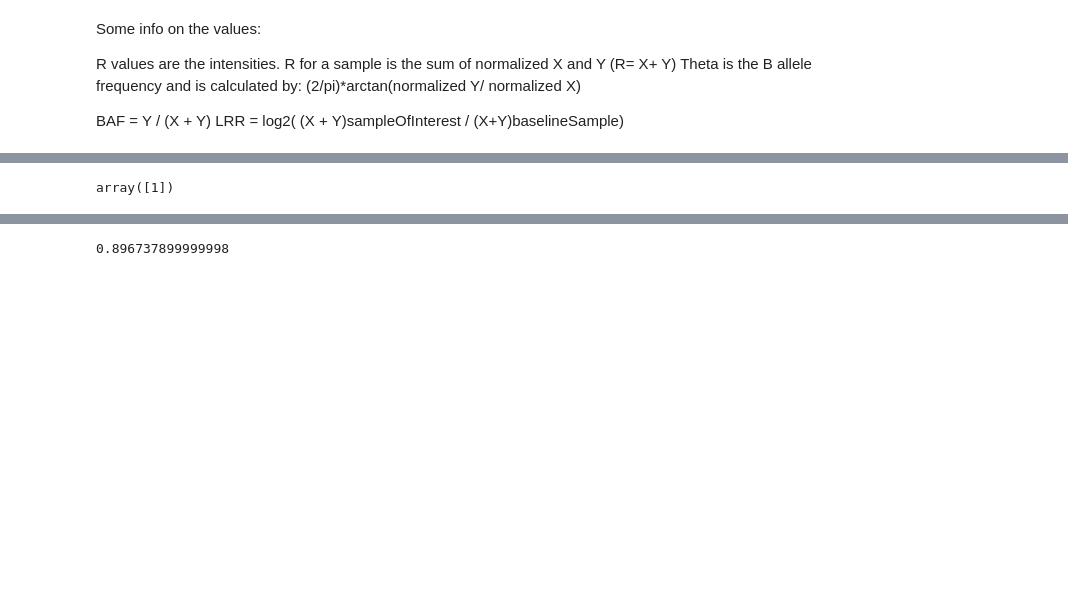
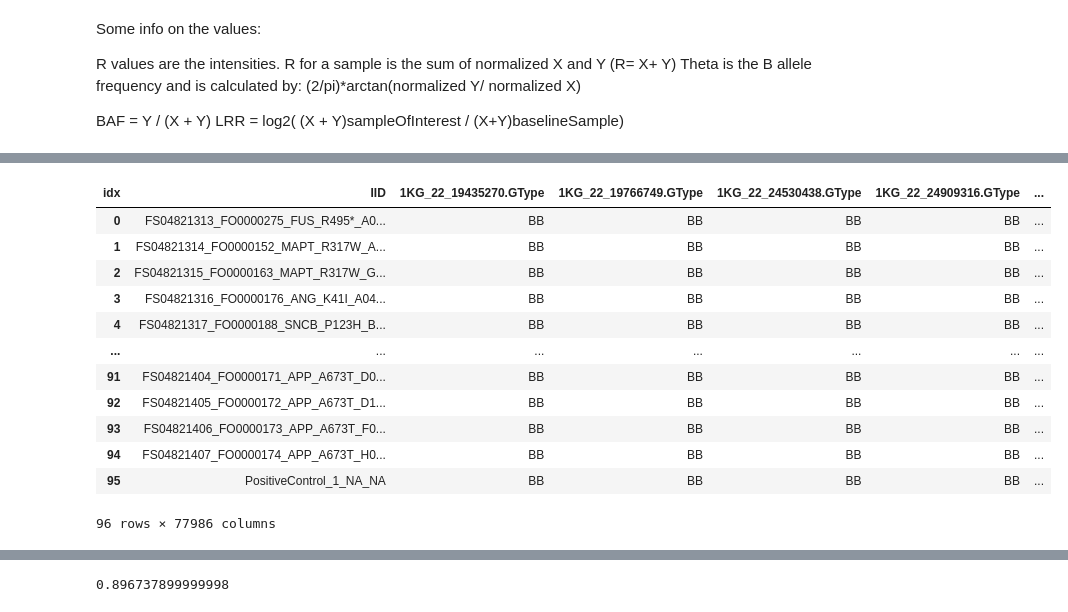
Before and after one commit to dvitale199/ClusterBuster, a Jupyter notebook: ClusterBuster_testing.ipynb, the cells around one changed output, grey strips where cells are left out. Cells and saved outputs as stored; diff of their text form; code cells hidden in the pictures; blank space fills up the shorter version.

```diff
--- a/ClusterBuster_testing.ipynb
+++ b/ClusterBuster_testing.ipynb
@@ -149,3 +302,19 @@ ValueError:
+# %%
+cb_df
+# %% [output]
+| idx | IID | 1KG_22_19435270.GType | 1KG_22_19766749.GType | 1KG_22_24530438.GType | 1KG_22_24909316.GType | ... |
+| 0 | FS04821313_FO0000275_FUS_R495*_A0... | BB | BB | BB | BB | ... |
+| 1 | FS04821314_FO0000152_MAPT_R317W_A... | BB | BB | BB | BB | ... |
+| 2 | FS04821315_FO0000163_MAPT_R317W_G... | BB | BB | BB | BB | ... |
+| 3 | FS04821316_FO0000176_ANG_K41I_A04... | BB | BB | BB | BB | ... |
+| 4 | FS04821317_FO0000188_SNCB_P123H_B... | BB | BB | BB | BB | ... |
+| ... | ... | ... | ... | ... | ... | ... |
+| 91 | FS04821404_FO0000171_APP_A673T_D0... | BB | BB | BB | BB | ... |
+| 92 | FS04821405_FO0000172_APP_A673T_D1... | BB | BB | BB | BB | ... |
+| 93 | FS04821406_FO0000173_APP_A673T_F0... | BB | BB | BB | BB | ... |
+| 94 | FS04821407_FO0000174_APP_A673T_H0... | BB | BB | BB | BB | ... |
+| 95 | PositiveControl_1_NA_NA | BB | BB | BB | BB | ... |
+96 rows × 77986 columns
 # %%
 from sklearn.model_selection import train_test_split
 from sklearn.mixture import GaussianMixture
@@ -249,53 +359,0 @@ snp_for_gmm_df = cb_df[['IID', theta_col, r_col, geno_col]].copy()
-# %%
-from sklearn.model_selection import train_test_split
-from sklearn.mixture import GaussianMixture
-
-# gtypes_map = {
-#     'AA':'0',
-#     'AB':'1',
-#     'BA':'1',
-#     'BB':'2',
-#     }
-
-# gtypes_map_rev = {
-#     '0':'AA',
-#     '1':'AB',
-#     '2':'BB'
-# }
-
-# samples to train and test on
-to_gmm_samples = snp_for_gmm_df.loc[snp_for_gmm_df[geno_col]!='NC']
-# to_gmm_samples.loc[:,'gtype'] = np.where(to_gmm_samples.loc[:, geno_col]=='BA', 'AB', to_gmm_samples.loc[:, geno_col])
-
-# samples to predict
-to_pred_samples = snp_for_gmm_df.loc[snp_for_gmm_df[geno_col]=='NC']
-
-X = to_gmm_samples.loc[:,[theta_col, r_col]]
-y = np.where(to_gmm_samples.loc[:, geno_col]=='BA', 'AB', to_gmm_samples.loc[:, geno_col])
-# y = to_gmm_samples.loc[:,geno_col].replace(gtypes_map)
-
-x_pred = to_pred_samples.loc[:,[theta_col, r_col]]
-# n_classes = len(np.unique(y))
-classes = np.unique(y)
-
-gmm = GaussianMixture(
-        n_components=n_components,
-        covariance_type="diag",
-        random_state = 10).fit(X)
-
-gmm.means_ = np.array([X[y == i].mean(axis=0) for i in classes])
-
-gmm.fit(X)
-y_pred = gmm.predict(x_pred)
-y_pred
-
-
-
-# X_train, X_test, y_train, y_test = train_test_split(X, y, test_size=0.10, random_state=42)
-
-
-# classifiers = dict((covar_type, GaussianMixture(n_components=n_classes,
-#                     covariance_type=covar_type, n_iter=20))
-#                    for covar_type in ['spherical', 'diag', 'tied', 'full'])
-# %% [output]
-array([1])
```
Also changed, not shown: parts of 32 cells of this notebook, 2 other files.
